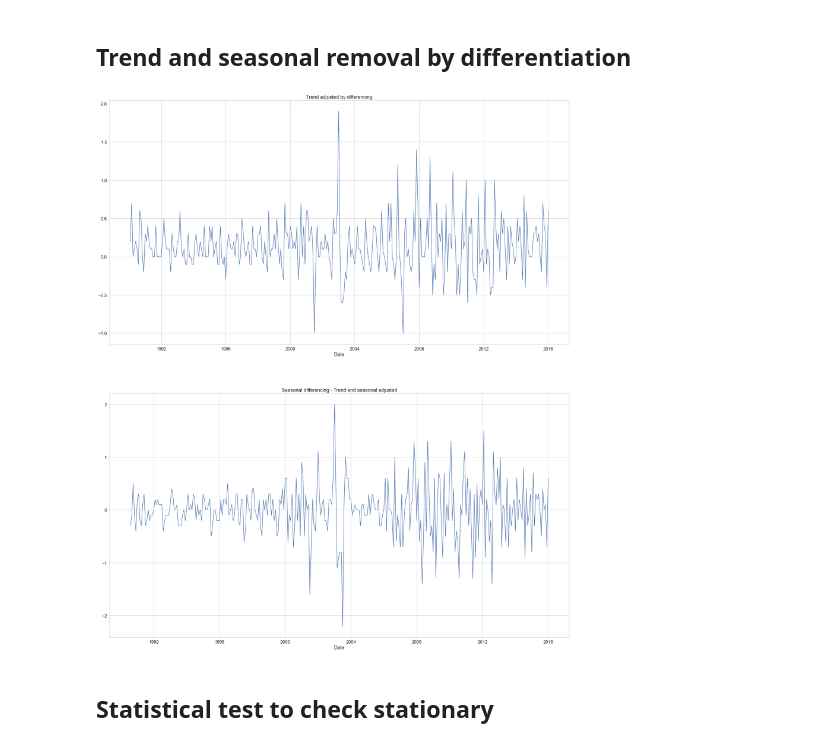
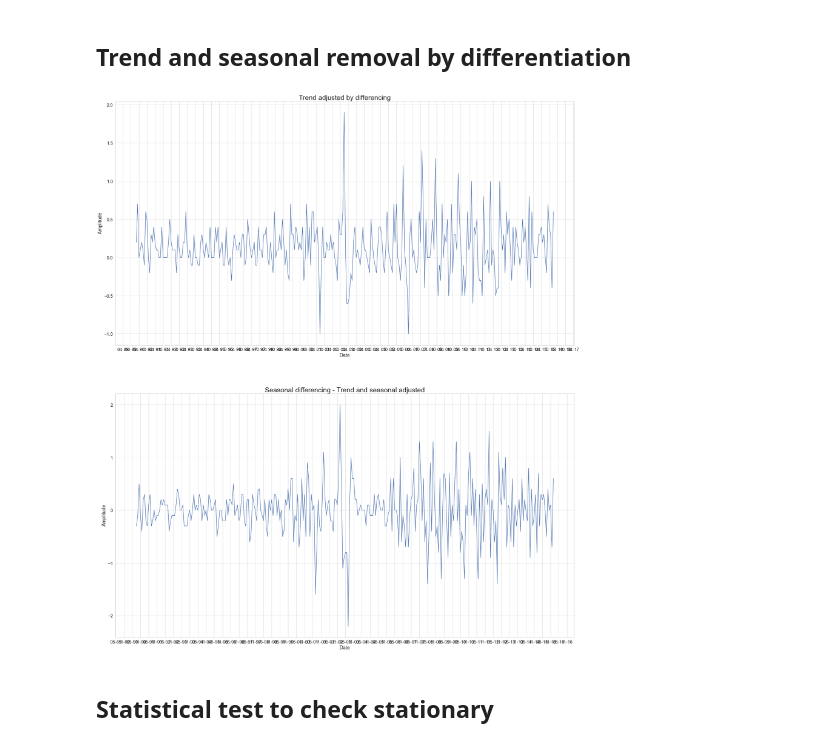
Before and after one commit to PugtgYosuky/Norwegian-CPI-forecast, a Jupyter notebook: ts-analysis.ipynb, the cells around one changed output. Saved outputs shown, nothing was run; the diff lists cells and outputs as text; code cells hidden in the pictures.

```diff
--- a/ts-analysis.ipynb
+++ b/ts-analysis.ipynb
@@ -301,22 +355,34 @@ plt.show()
 # %%
 trend_adjusted_diff = ts.diff()
 # TODO: check which period to use
 
 trend_seasonal_adjusted_diff = trend_adjusted_diff.diff(6) # because T = 12, samples colleted each month and yearly
 
 fig, axs = plt.subplots(2, 1, figsize=(30, 12*3))
 
 axs[0].plot(trend_adjusted_diff.index, trend_adjusted_diff)
 axs[0].set_xlabel('Date')
-axs[0].set_title('Trend adjusted by differencing')
+axs[0].set_ylabel('Amplitude')
+axs[0].set_title('Trend adjusted by differencing', fontdict=dict(size=25))
+date_form = DateFormatter("%m-%y")
+axs[0].xaxis.set_major_formatter(date_form)
+axs[0].grid(which='minor', alpha=0.3)
+axs[0].grid(which='major', alpha=0.8)
+axs[0].xaxis.set_major_locator(mdates.MonthLocator(interval=6))
 
 axs[1].plot(trend_seasonal_adjusted_diff.index, trend_seasonal_adjusted_diff)
 axs[1].set_xlabel('Date')
-axs[1].set_title('Seasonal differencing - Trend and seasonal adjusted')
+axs[1].set_ylabel('Amplitude')
+axs[1].set_title('Seasonal differencing - Trend and seasonal adjusted', fontdict=dict(size=25))
+date_form = DateFormatter("%m-%y")
+axs[1].xaxis.set_major_formatter(date_form)
+axs[1].grid(which='minor', alpha=0.3)
+axs[1].grid(which='major', alpha=0.8)
+axs[1].xaxis.set_major_locator(mdates.MonthLocator(interval=6))
 plt.savefig(os.path.join('images', 'trend_seasonal_by_diff.png'))
 plt.show()
 # %% [output]
-[figure, old version]
+[figure, new version]
 # %% [markdown]
 ## Statistical test to check stationary
 # %% [markdown]
```
Also changed, not shown: parts of 42 cells of this notebook, 9 other files.
